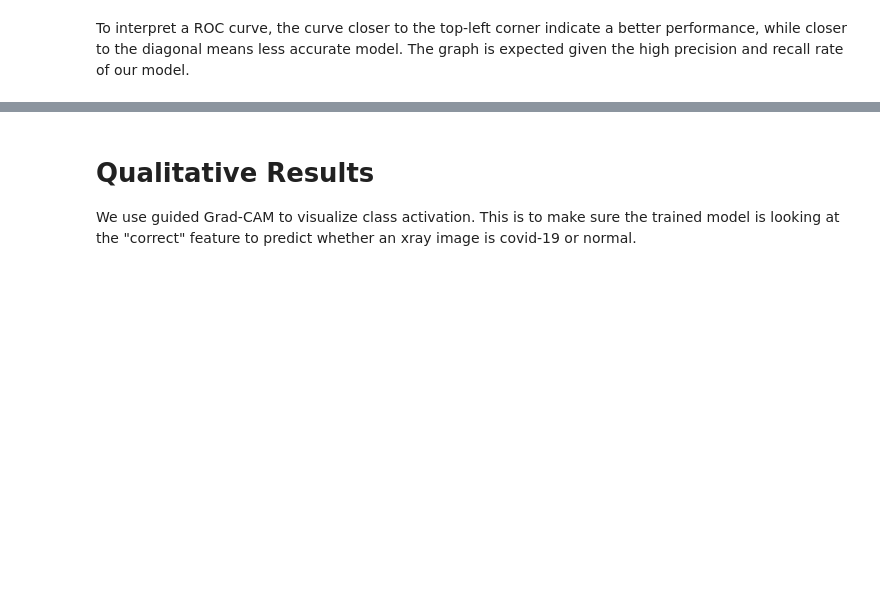
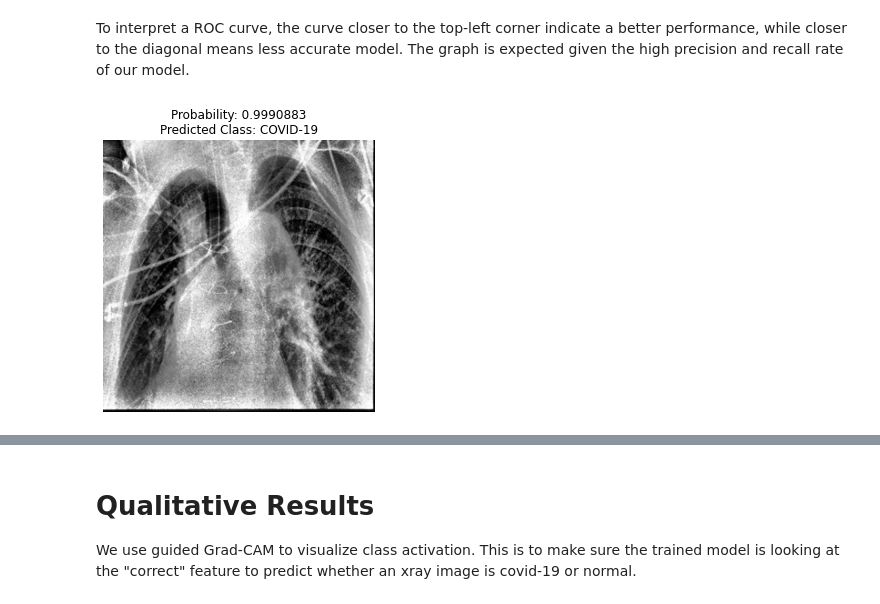
Before and after one commit to zhiqin1998/covid19-detection, a Jupyter notebook: notebooks/3. ModelResults.ipynb, the cells around one changed output, grey strips where cells are left out. Cells and saved outputs as stored; diff of their text form; code cells hidden in the pictures; blank space fills up the shorter version.

```diff
--- a/notebooks/3. ModelResults.ipynb
+++ b/notebooks/3. ModelResults.ipynb
@@ -130,3 +130,15 @@ Logistic: ROC AUC=1.000
 [figure]
 # %% [markdown]
 To interpret a ROC curve, the curve closer to the top-left corner indicate a better performance, while closer to the diagonal means less accurate model. The graph is expected given the high precision and recall rate of our model.
+# %%
+img_path = os.path.join(image_dir, 'COVID-19', 'COVID-19 (1000).png')
+img = load_img(img_path, target_size=target_size)
+_img = preprocess_input(np.expand_dims(img_to_array(img), axis=0))
+pred = model.predict(_img)
+plt.figure(figsize=(5,5))
+plt.imshow(img)
+plt.title('Probability: ' + str(pred[0][0]) +'\nPredicted Class: ' + 'COVID-19' if pred[0][0] > 0.5 else 'NORMAL')
+plt.axis('off')
+plt.show()
+# %% [output]
+[figure, added]
```
Also changed, not shown: parts of 5 cells of this notebook, 2 other files.
